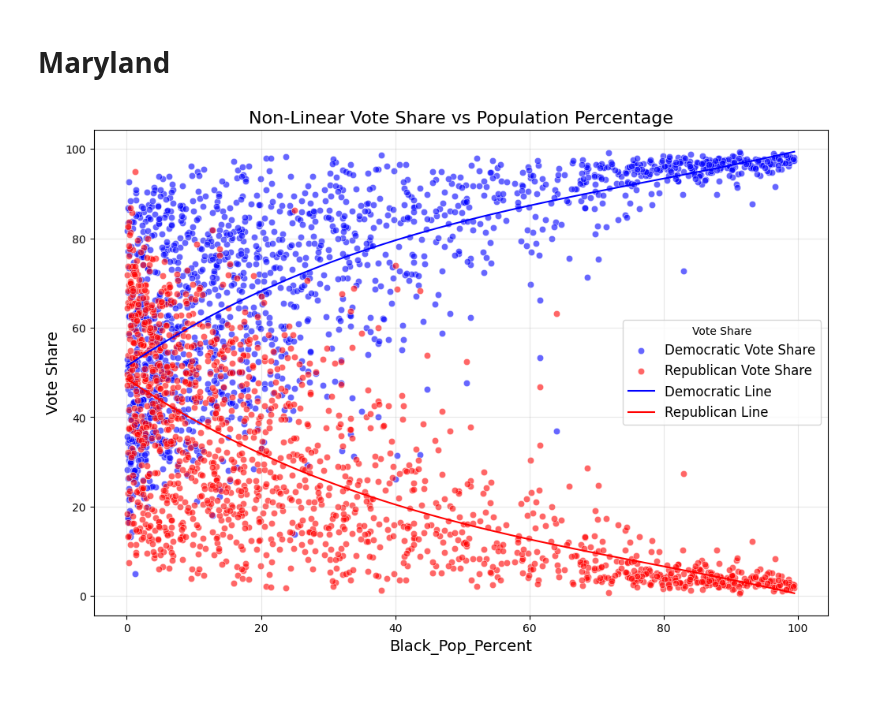
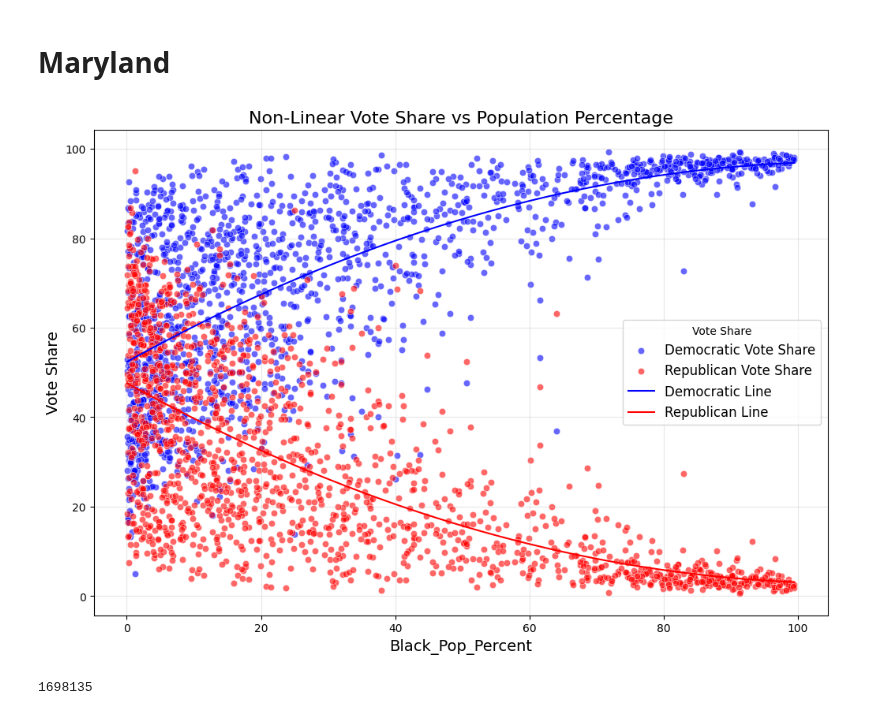
Before and after one commit to SBU-CSE-416/votifier, a Jupyter notebook: server/data/preprocess_gingles.ipynb, the cells around one changed output. Drawn from its saved outputs; the diff is of its cells as text; code cells hidden in the pictures.

Commit message:
update data

```diff
--- a/server/data/preprocess_gingles.ipynb
+++ b/server/data/preprocess_gingles.ipynb
@@ -150,10 +155,10 @@ md_hispanic_pop_vote_share_df = process_population_vote_share(md_race_df, md_ele
 # %%
 plot_vote_share_vs_population(
     df=md_black_pop_vote_share_df,
     population_col='Black_Pop_Percent',
     dem_col='Democratic_Vote_Share',
     rep_col='Republican_Vote_Share',
-    degree=3
+    degree=2
 )
 # %% [output]
-[figure, old version]
+[figure, new version]
@@ -159,0 +185,5 @@ plot_vote_share_vs_population(
+# %%
+output_json = json.dumps(output_data, indent=4)
+open ('states/maryland/gingles/md_gingles_precinct_analysis.json', 'w').write(output_json)
+# %% [output]
+1698135
```
Also changed, not shown: parts of 4 cells of this notebook, 11 other files.
